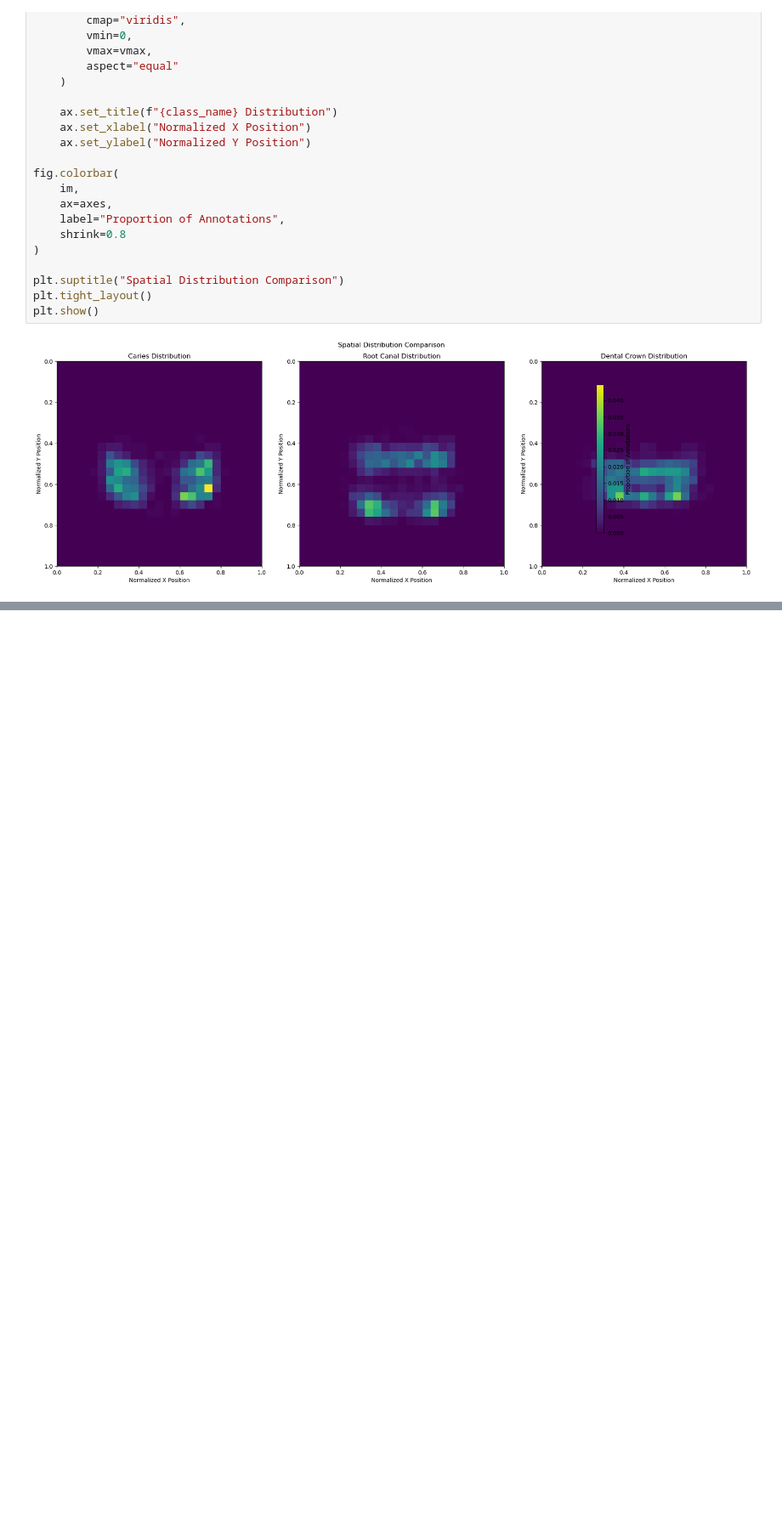
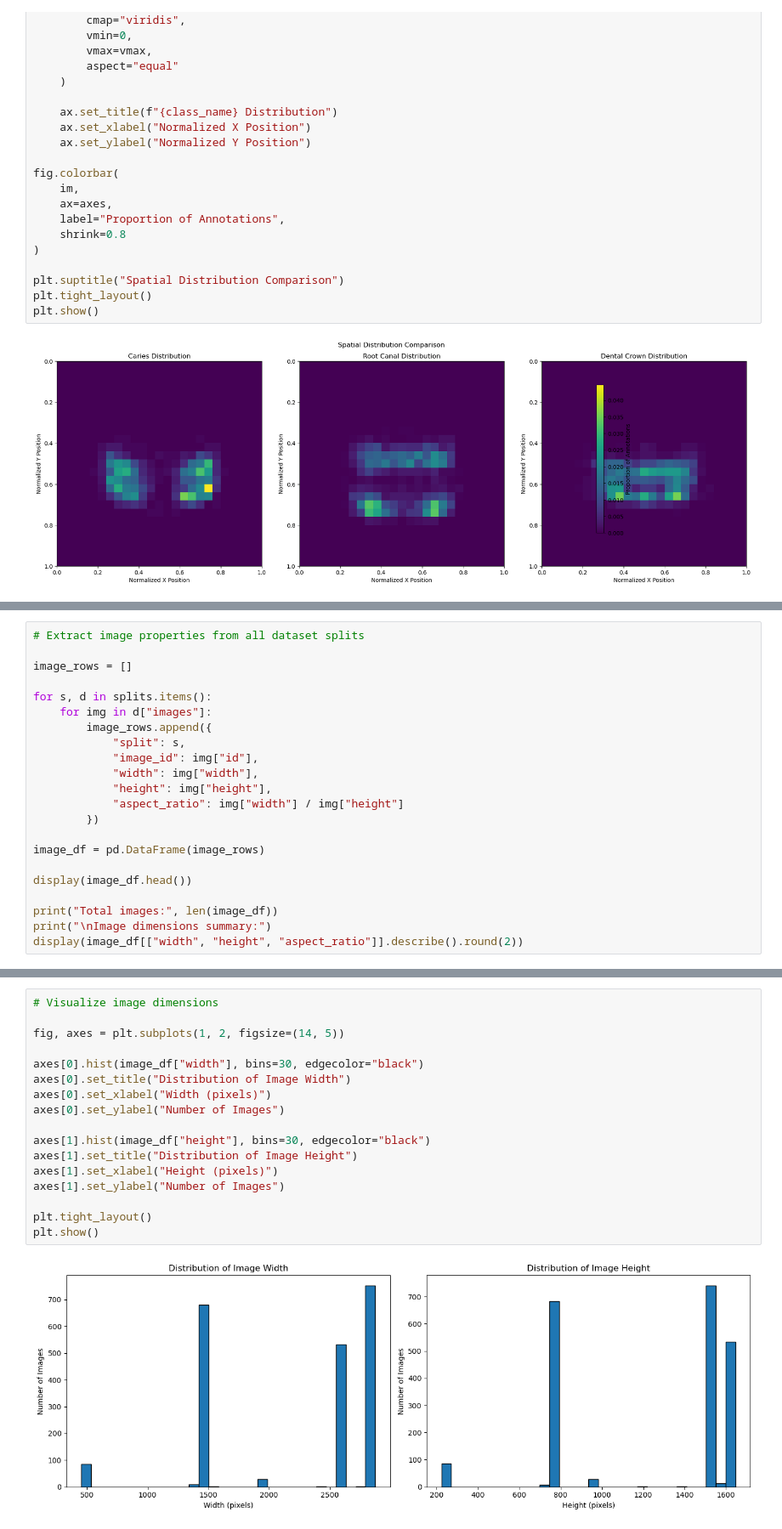
Before and after one commit to amirmahdihaghverdi/dental_p, a Jupyter notebook: MOPG-7/explore.ipynb, the cells around one changed output, grey strips where cells are left out. Shown at 85% size. Saved outputs shown, nothing was run; the diff lists cells and outputs as text; blank space fills up the shorter version.

```diff
--- a/MOPG-7/explore.ipynb
+++ b/MOPG-7/explore.ipynb
@@ -369,0 +476,22 @@ plt.show()
+# %%
+# Extract image properties from all dataset splits
+
+image_rows = []
+
+for s, d in splits.items():
+    for img in d["images"]:
+        image_rows.append({
+            "split": s,
+            "image_id": img["id"],
+            "width": img["width"],
+            "height": img["height"],
+            "aspect_ratio": img["width"] / img["height"]
+        })
+
+image_df = pd.DataFrame(image_rows)
+
+display(image_df.head())
+
+print("Total images:", len(image_df))
+print("\nImage dimensions summary:")
+display(image_df[["width", "height", "aspect_ratio"]].describe().round(2))
@@ -369,0 +517,19 @@ plt.show()
+# %%
+# Visualize image dimensions
+
+fig, axes = plt.subplots(1, 2, figsize=(14, 5))
+
+axes[0].hist(image_df["width"], bins=30, edgecolor="black")
+axes[0].set_title("Distribution of Image Width")
+axes[0].set_xlabel("Width (pixels)")
+axes[0].set_ylabel("Number of Images")
+
+axes[1].hist(image_df["height"], bins=30, edgecolor="black")
+axes[1].set_title("Distribution of Image Height")
+axes[1].set_xlabel("Height (pixels)")
+axes[1].set_ylabel("Number of Images")
+
+plt.tight_layout()
+plt.show()
+# %% [output]
+[figure, added]
```
Also changed, not shown: parts of 11 cells of this notebook.
